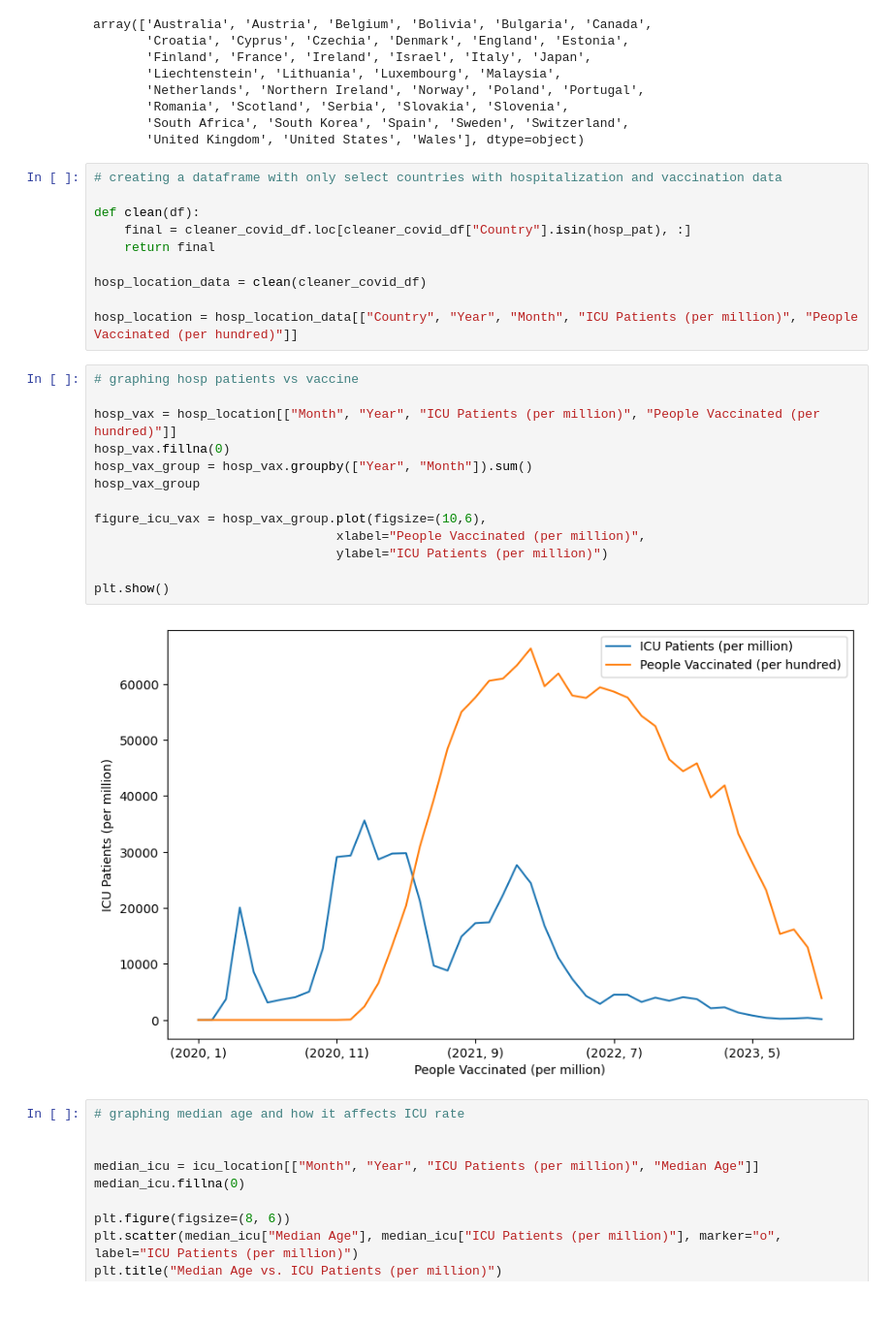
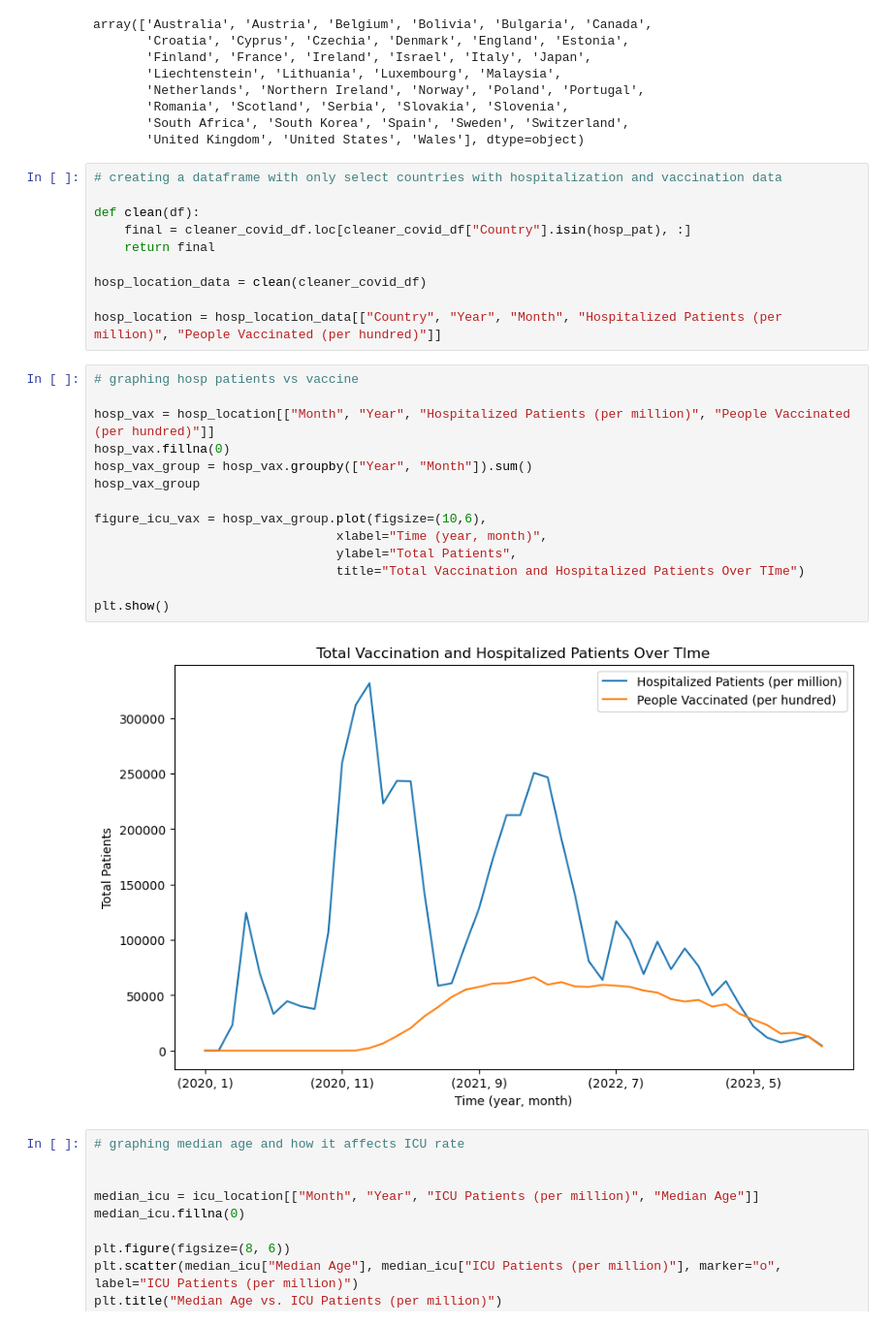
Before and after one commit to ss0ryan0/project1_group7, a Jupyter notebook: Code/project1_group7.ipynb, the cells around one changed output. Shown at 97% size. Saved outputs shown, nothing was run; the diff lists cells and outputs as text.

Commit message:
made graphs

```diff
--- a/Code/project1_group7.ipynb
+++ b/Code/project1_group7.ipynb
@@ -235,22 +236,23 @@ def clean(df):
 
 hosp_location_data = clean(cleaner_covid_df)
 
-hosp_location = hosp_location_data[["Country", "Year", "Month", "ICU Patients (per million)", "People Vaccinated (per hundred)"]]
+hosp_location = hosp_location_data[["Country", "Year", "Month", "Hospitalized Patients (per million)", "People Vaccinated (per hundred)"]]
 # %%
 # graphing hosp patients vs vaccine
 
-hosp_vax = hosp_location[["Month", "Year", "ICU Patients (per million)", "People Vaccinated (per hundred)"]]
+hosp_vax = hosp_location[["Month", "Year", "Hospitalized Patients (per million)", "People Vaccinated (per hundred)"]]
 hosp_vax.fillna(0)
 hosp_vax_group = hosp_vax.groupby(["Year", "Month"]).sum()
 hosp_vax_group
 
 figure_icu_vax = hosp_vax_group.plot(figsize=(10,6),
-                                xlabel="People Vaccinated (per million)",
-                                ylabel="ICU Patients (per million)")
+                                xlabel="Time (year, month)",
+                                ylabel="Total Patients",
+                                title="Total Vaccination and Hospitalized Patients Over TIme")
 
 plt.show()
 # %% [output]
-[figure, old version]
+[figure, new version]
 # %%
 # graphing median age and how it affects ICU rate
 
```
Also changed, not shown: parts of 3 cells of this notebook.
